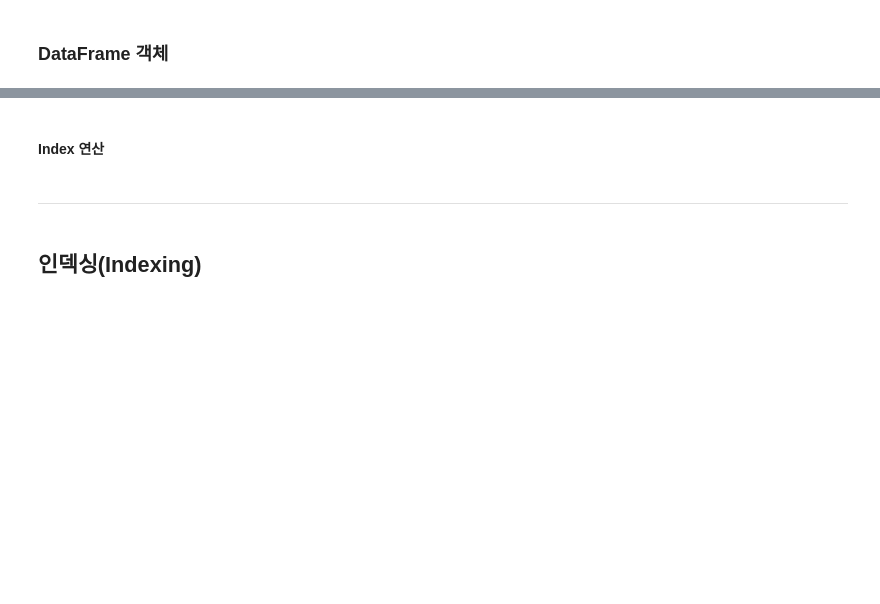
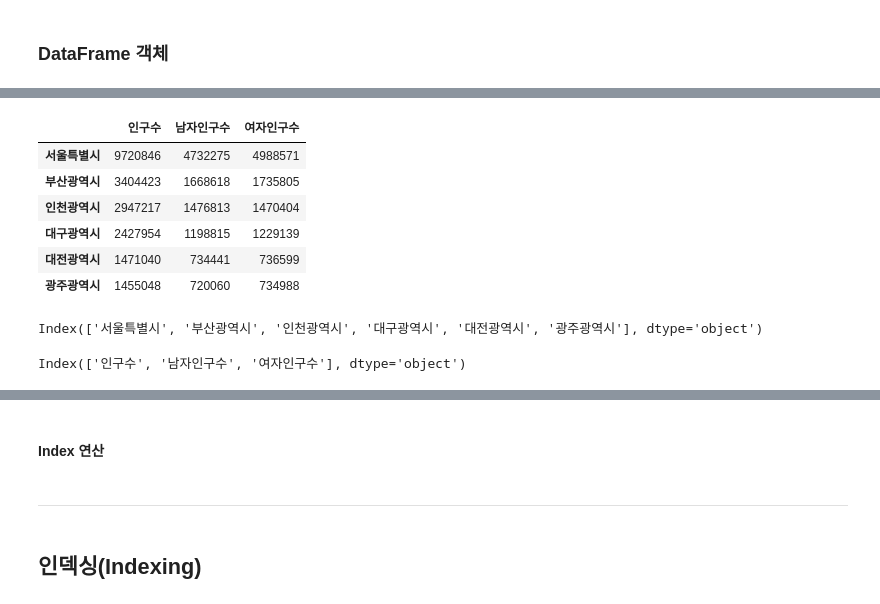
Before and after one commit to omj3424/python_suanLab, a Jupyter notebook: _Pandas_한번에_제대로_배우기.ipynb, the cells around one changed output, grey strips where cells are left out. Saved outputs shown, nothing was run; the diff lists cells and outputs as text; code cells hidden in the pictures; blank space fills up the shorter version.

```diff
--- a/_Pandas_한번에_제대로_배우기.ipynb
+++ b/_Pandas_한번에_제대로_배우기.ipynb
@@ -12,0 +144,9 @@
+# %%
+pop_tuple = {'서울특별시': 9720846,
+             '부산광역시': 3404423,
+             '인천광역시': 2947217,
+             '대구광역시': 2427954,
+             '대전광역시': 1471040,
+             '광주광역시': 1455048}
+population = pd.Series(pop_tuple)
+population
@@ -16,0 +193,9 @@
+# %%
+male_tuple = {'서울특별시': 4732275,
+              '부산광역시': 1668618,
+              '인천광역시': 1476813,
+              '대구광역시': 1198815,
+              '대전광역시': 734441,
+              '광주광역시': 720060}
+male = pd.Series(male_tuple)
+male
@@ -16,0 +211,9 @@
+# %%
+female_tuple = {'서울특별시': 4988571,
+              '부산광역시': 1735805,
+              '인천광역시': 1470404,
+              '대구광역시': 1229139,
+              '대전광역시': 736599,
+              '광주광역시': 734988}
+female = pd.Series(female_tuple)
+female
@@ -16,0 +229,21 @@
+# %%
+korea_df = pd.DataFrame({'인구수': population,
+                         '남자인구수': male,
+                         '여자인구수': female})
+korea_df
+# %% [output]
+|  | 인구수 | 남자인구수 | 여자인구수 |
+| 서울특별시 | 9720846 | 4732275 | 4988571 |
+| 부산광역시 | 3404423 | 1668618 | 1735805 |
+| 인천광역시 | 2947217 | 1476813 | 1470404 |
+| 대구광역시 | 2427954 | 1198815 | 1229139 |
+| 대전광역시 | 1471040 | 734441 | 736599 |
+| 광주광역시 | 1455048 | 720060 | 734988 |
+# %%
+korea_df.index
+# %% [output]
+Index(['서울특별시', '부산광역시', '인천광역시', '대구광역시', '대전광역시', '광주광역시'], dtype='object')
+# %%
+korea_df.columns
+# %% [output]
+Index(['인구수', '남자인구수', '여자인구수'], dtype='object')
```
Also changed, not shown: parts of 36 cells of this notebook.
